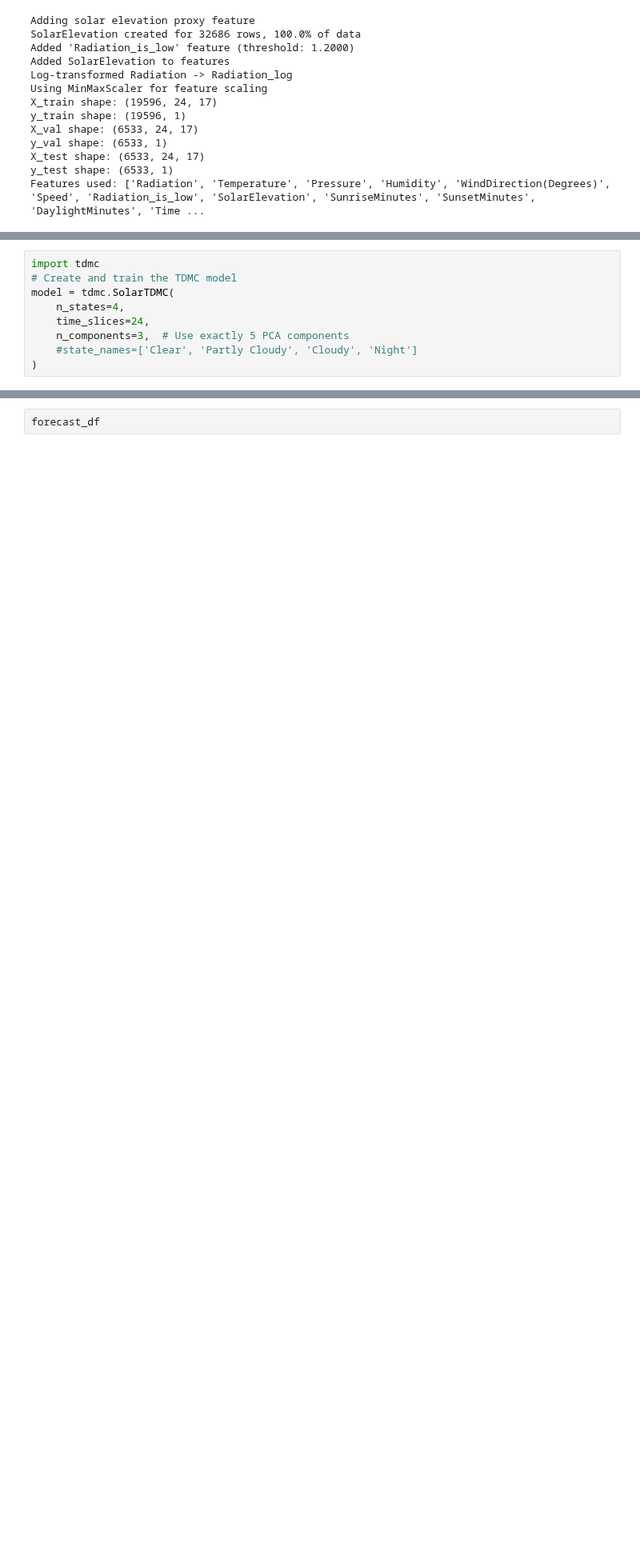
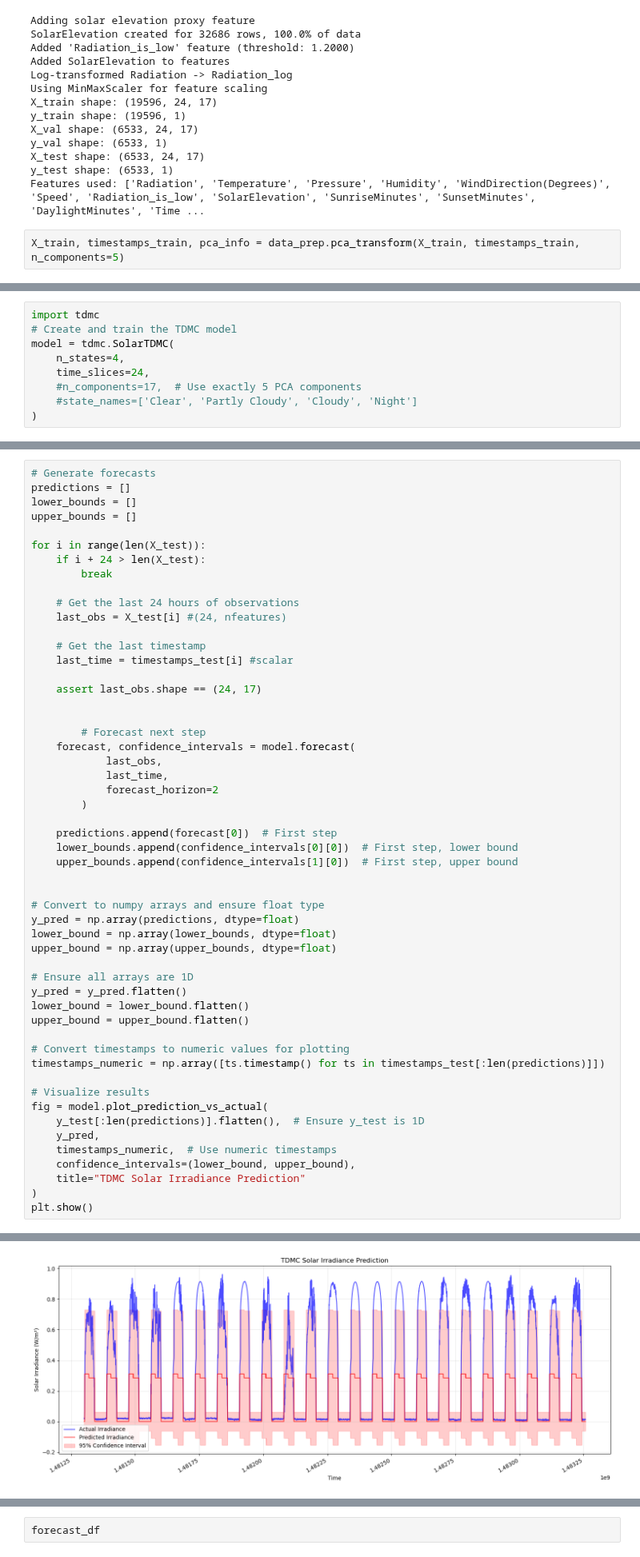
Before and after one commit to itxtx/solar_prediction, a Jupyter notebook: solar_data_tdmc.ipynb, the cells around one changed output, grey strips where cells are left out. Shown at 80% size. Cells and saved outputs as stored; diff of their text form; blank space fills up the shorter version.

```diff
--- a/solar_data_tdmc.ipynb
+++ b/solar_data_tdmc.ipynb
@@ -48,4 +80,6 @@ y_val shape: (6533, 1)
 X_test shape: (6533, 24, 17)
 y_test shape: (6533, 1)
 Features used: ['Radiation', 'Temperature', 'Pressure', 'Humidity', 'WindDirection(Degrees)', 'Speed', 'Radiation_is_low', 'SolarElevation', 'SunriseMinutes', 'SunsetMinutes', 'DaylightMinutes', 'Time ...
+# %%
+X_train, timestamps_train, pca_info = data_prep.pca_transform(X_train, timestamps_train, n_components=5)
 # %%
@@ -58,7 +96,7 @@ import tdmc
 model = tdmc.SolarTDMC(
     n_states=4,
     time_slices=24,
-    n_components=3,  # Use exactly 5 PCA components
+    #n_components=17,  # Use exactly 5 PCA components
     #state_names=['Clear', 'Partly Cloudy', 'Cloudy', 'Night']
 )
 # %%
@@ -148,0 +157,54 @@ fig = model.plot_prediction_vs_actual(
+# %%
+# Generate forecasts
+predictions = []
+lower_bounds = []
+upper_bounds = []
+
+for i in range(len(X_test)):
+    if i + 24 > len(X_test):
+        break
+
+    # Get the last 24 hours of observations
+    last_obs = X_test[i] #(24, nfeatures)
+
+    # Get the last timestamp
+    last_time = timestamps_test[i] #scalar
+
+    assert last_obs.shape == (24, 17)
+
+
+        # Forecast next step
+    forecast, confidence_intervals = model.forecast(
+            last_obs,
+            last_time,
+            forecast_horizon=2
+        )
+
+    predictions.append(forecast[0])  # First step
+    lower_bounds.append(confidence_intervals[0][0])  # First step, lower bound
+    upper_bounds.append(confidence_intervals[1][0])  # First step, upper bound
+
+
+# Convert to numpy arrays and ensure float type
+y_pred = np.array(predictions, dtype=float)
+lower_bound = np.array(lower_bounds, dtype=float)
+upper_bound = np.array(upper_bounds, dtype=float)
+
+# Ensure all arrays are 1D
+y_pred = y_pred.flatten()
+lower_bound = lower_bound.flatten()
+upper_bound = upper_bound.flatten()
+
+# Convert timestamps to numeric values for plotting
+timestamps_numeric = np.array([ts.timestamp() for ts in timestamps_test[:len(predictions)]])
+
+# Visualize results
+fig = model.plot_prediction_vs_actual(
+    y_test[:len(predictions)].flatten(),  # Ensure y_test is 1D
+    y_pred,
+    timestamps_numeric,  # Use numeric timestamps
+    confidence_intervals=(lower_bound, upper_bound),
+    title="TDMC Solar Irradiance Prediction"
+)
+plt.show()
+# %% [output]
@@ -148,0 +216 @@ fig = model.plot_prediction_vs_actual(
+[figure, added]
```
Also changed, not shown: parts of 15 cells of this notebook, 2 other files.
